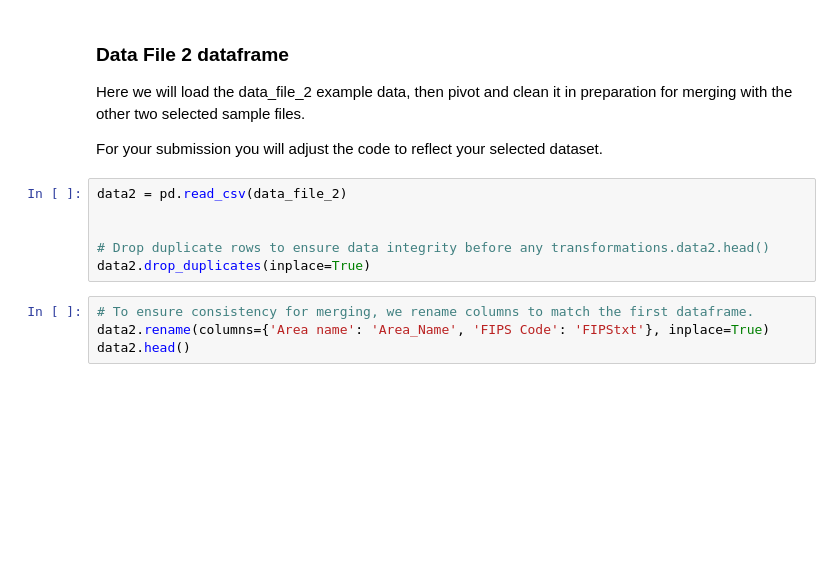
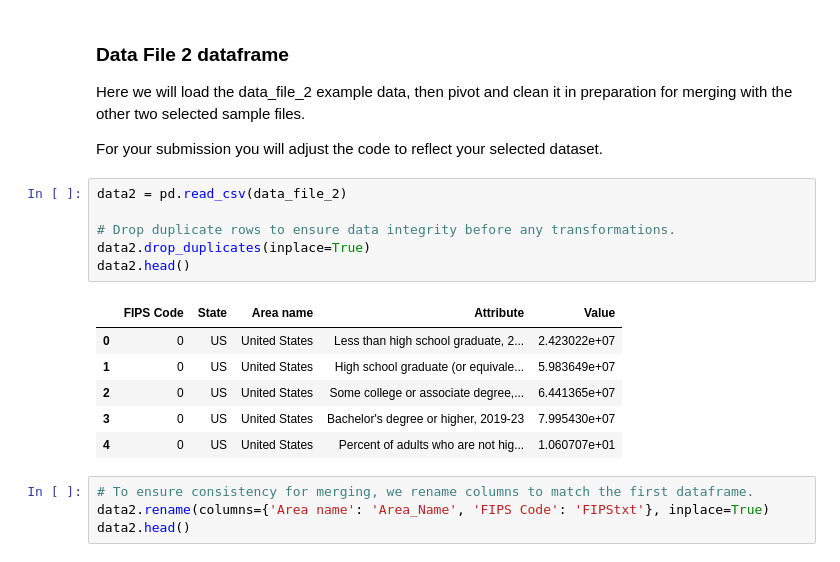
Before and after one commit to dukeph0/CS540_Module3, a Jupyter notebook: 3-2-activity--clean-and-merge-data-for-modeling/Module_Three_Activity.ipynb, the cells around one changed output. Drawn from its saved outputs; the diff is of its cells as text; blank space fills up the shorter version.

```diff
--- a/3-2-activity--clean-and-merge-data-for-modeling/Module_Three_Activity.ipynb
+++ b/3-2-activity--clean-and-merge-data-for-modeling/Module_Three_Activity.ipynb
@@ -173,9 +178,16 @@ For your submission you will adjust the code to reflect your selected dataset.
 # %%
 data2 = pd.read_csv(data_file_2)
 
-
-# Drop duplicate rows to ensure data integrity before any transformations.data2.head()
+# Drop duplicate rows to ensure data integrity before any transformations.
 data2.drop_duplicates(inplace=True)
+data2.head()
+# %% [output]
+|  | FIPS Code | State | Area name | Attribute | Value |
+| 0 | 0 | US | United States | Less than high school graduate, 2... | 2.423022e+07 |
+| 1 | 0 | US | United States | High school graduate (or equivale... | 5.983649e+07 |
+| 2 | 0 | US | United States | Some college or associate degree,... | 6.441365e+07 |
+| 3 | 0 | US | United States | Bachelor's degree or higher, 2019-23 | 7.995430e+07 |
+| 4 | 0 | US | United States | Percent of adults who are not hig... | 1.060707e+01 |
 # %%
 # To ensure consistency for merging, we rename columns to match the first dataframe.
 data2.rename(columns={'Area name': 'Area_Name', 'FIPS Code': 'FIPStxt'}, inplace=True)
```
Also changed, not shown: parts of 7 cells of this notebook.
